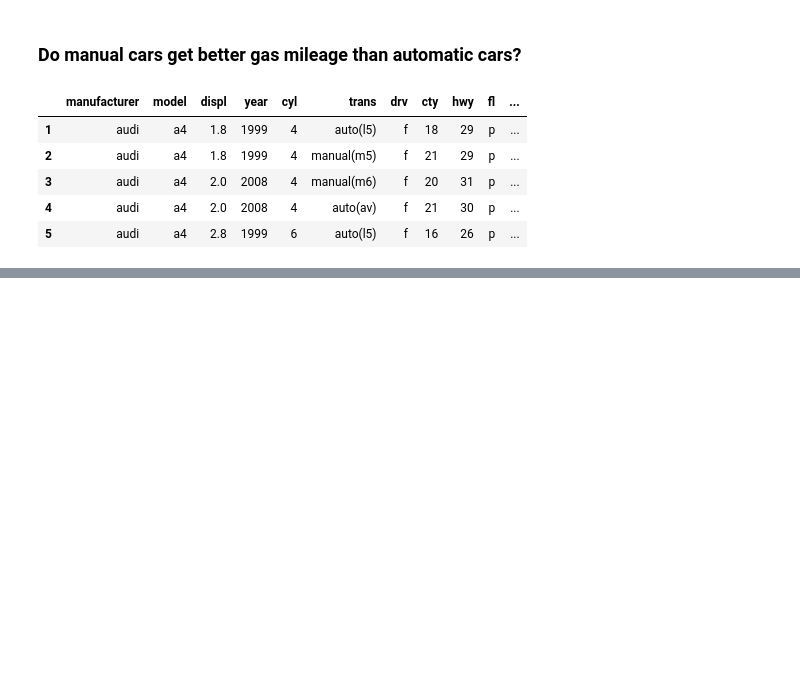
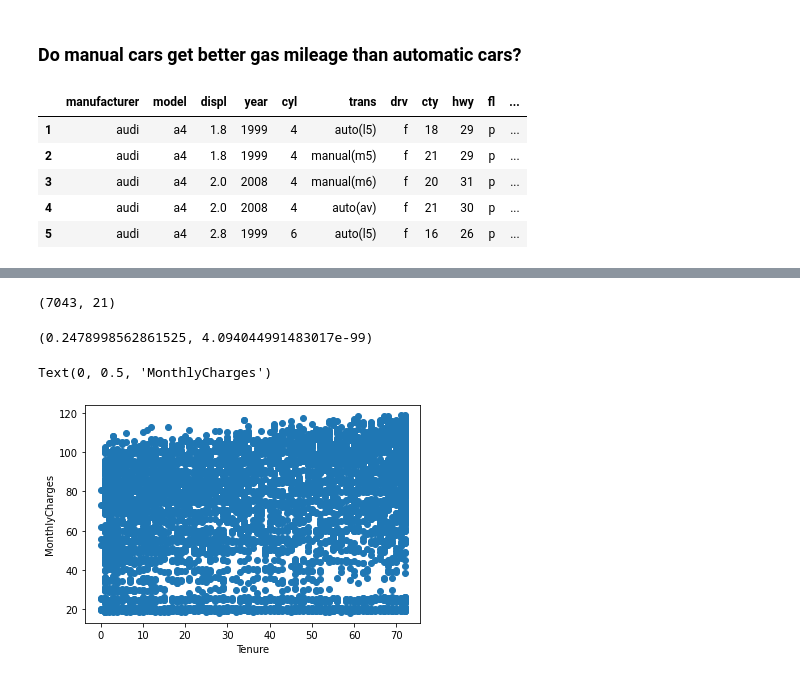
Before and after one commit to lupeluna/statistics-exercises, a Jupyter notebook: hypothesis_testing.ipynb, the cells around one changed output, grey strips where cells are left out. Cells and saved outputs as stored; diff of their text form; code cells hidden in the pictures; blank space fills up the shorter version.

```diff
--- a/hypothesis_testing.ipynb
+++ b/hypothesis_testing.ipynb
@@ -308,0 +324,2 @@ mpg.head()
+# %%
+telco_df = pd.read_csv('Cust_Churn_Telco.csv')
@@ -308,0 +375,2 @@ mpg.head()
+# %%
+telco_df['TotalCharges'] = (telco_df['TotalCharges'] + '0').astype(float)
@@ -308,0 +382,2 @@ mpg.head()
+# %%
+telco_df = telco_df.dropna()
@@ -308,0 +400,19 @@ mpg.head()
+# %%
+telco_df.shape
+# %% [output]
+(7043, 21)
+# %%
+x = telco_df['tenure']
+y = telco_df['MonthlyCharges']
+# %%
+r, p = stats.pearsonr(x,y)
+r, p
+# %% [output]
+(0.2478998562861525, 4.094044991483017e-99)
+# %%
+plt.scatter(x,y)
+plt.xlabel('Tenure')
+plt.ylabel('MonthlyCharges')
+# %% [output]
+Text(0, 0.5, 'MonthlyCharges')
+[figure, added]
```
Also changed, not shown: parts of 105 cells of this notebook.
